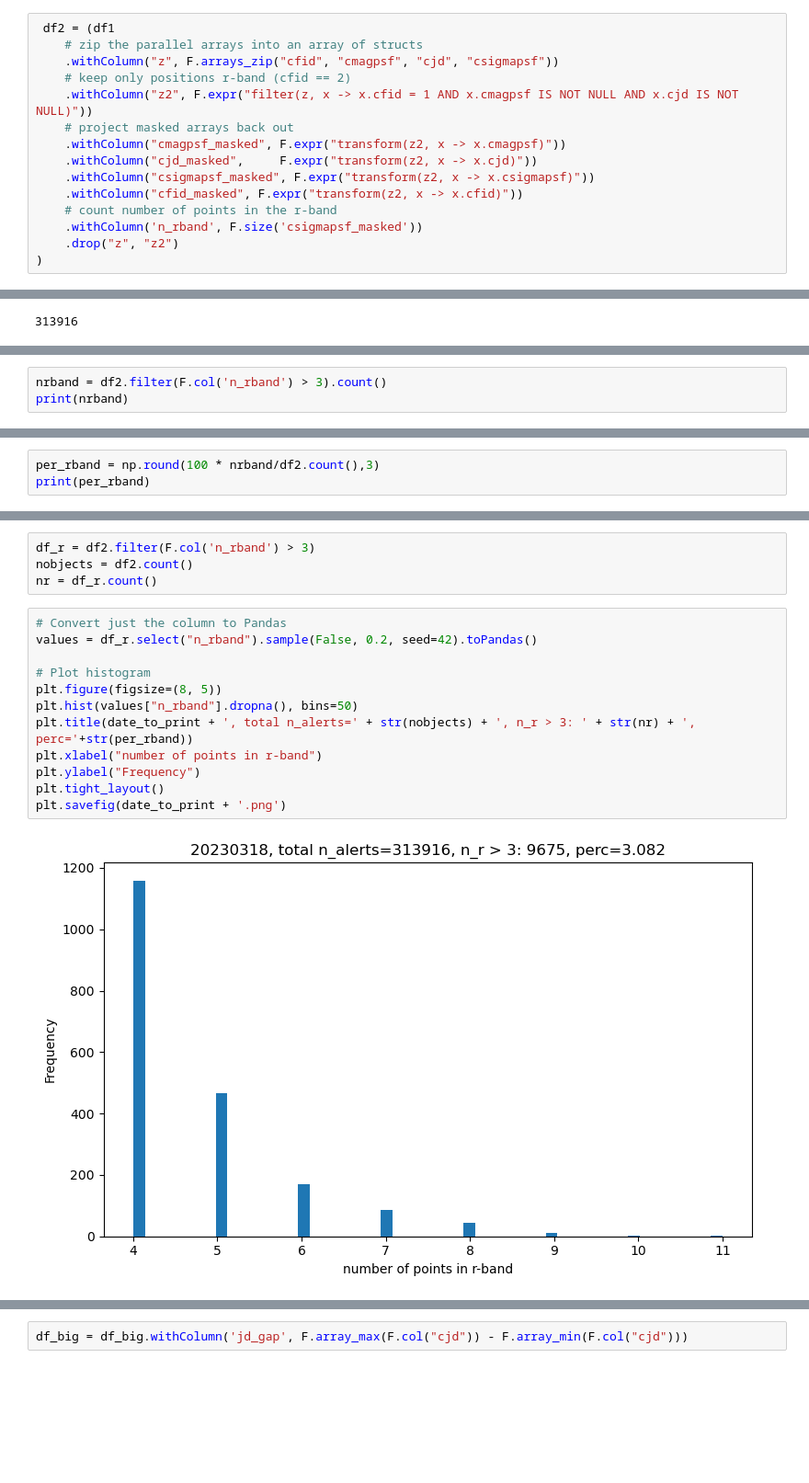
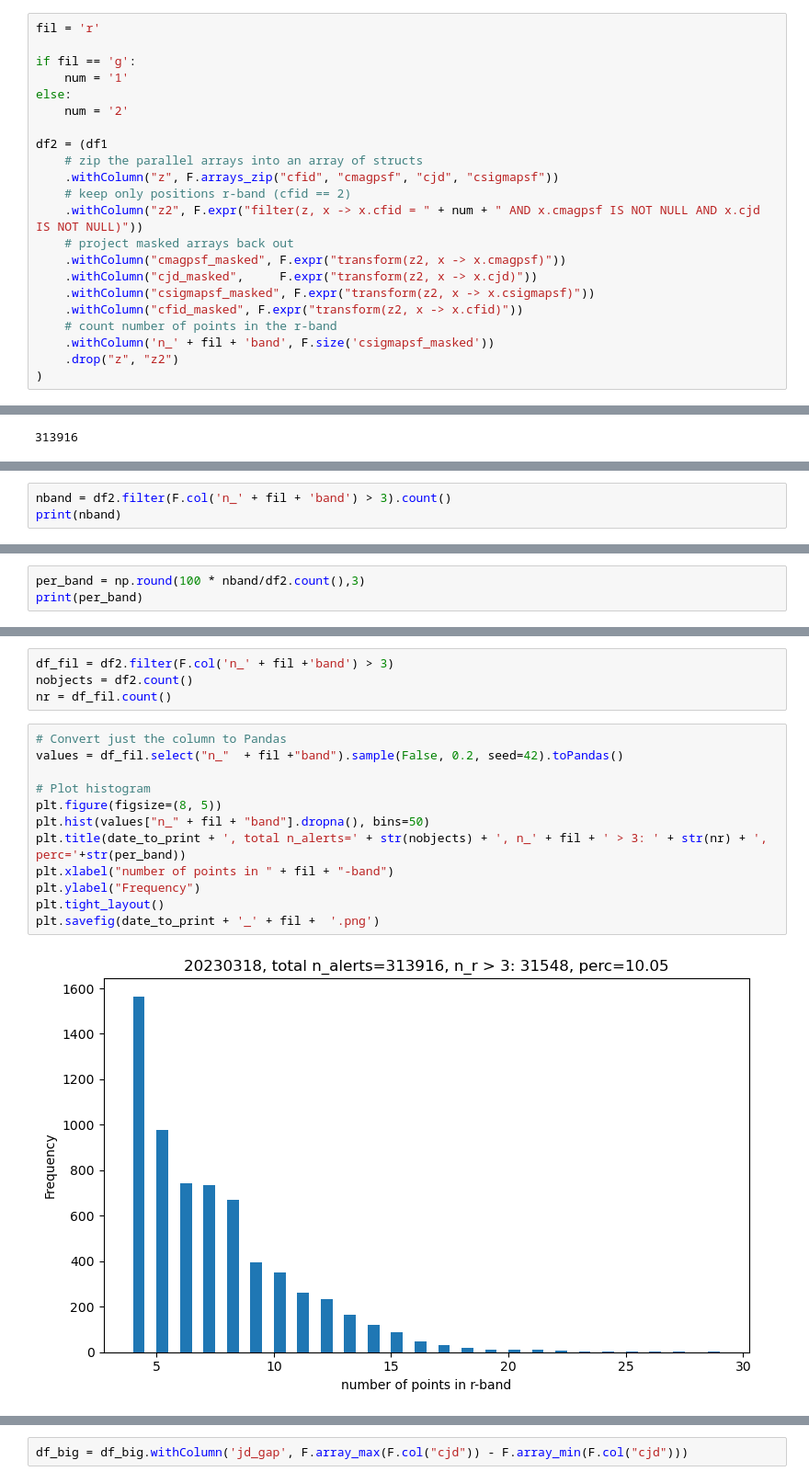
Before and after one commit to emilleishida/fink_anomaly_tests, a Jupyter notebook: Statistics_of_alerts.ipynb, the cells around one changed output, grey strips where cells are left out. Shown: that part at 92% size. Saved outputs shown, nothing was run; the diff lists cells and outputs as text; blank space fills up the shorter version.

Commit message:
update filter call

```diff
--- a/Statistics_of_alerts.ipynb
+++ b/Statistics_of_alerts.ipynb
@@ -175,18 +175,25 @@ prefix='c'
 for colname in to_expand:
         df1 = concat_col(df1, colname, prefix=prefix)
 # %%
- df2 = (df1
+fil = 'r'
+
+if fil == 'g':
+    num = '1'
+else:
+    num = '2'
+
+df2 = (df1
     # zip the parallel arrays into an array of structs
     .withColumn("z", F.arrays_zip("cfid", "cmagpsf", "cjd", "csigmapsf"))
     # keep only positions r-band (cfid == 2)
-    .withColumn("z2", F.expr("filter(z, x -> x.cfid = 1 AND x.cmagpsf IS NOT NULL AND x.cjd IS NOT NULL)"))
+    .withColumn("z2", F.expr("filter(z, x -> x.cfid = " + num + " AND x.cmagpsf IS NOT NULL AND x.cjd IS NOT NULL)"))
     # project masked arrays back out
     .withColumn("cmagpsf_masked", F.expr("transform(z2, x -> x.cmagpsf)"))
     .withColumn("cjd_masked",     F.expr("transform(z2, x -> x.cjd)"))
     .withColumn("csigmapsf_masked", F.expr("transform(z2, x -> x.csigmapsf)"))
     .withColumn("cfid_masked", F.expr("transform(z2, x -> x.cfid)"))
     # count number of points in the r-band
-    .withColumn('n_rband', F.size('csigmapsf_masked'))
+    .withColumn('n_' + fil + 'band', F.size('csigmapsf_masked'))
     .drop("z", "z2")
 )
 # %%
@@ -212,5 +219,5 @@ out.show(truncate=False)
 +-------+---+---+---+---+---+
 # %%
-nrband = df2.filter(F.col('n_rband') > 3).count()
-print(nrband)
+nband = df2.filter(F.col('n_' + fil + 'band') > 3).count()
+print(nband)
 # %% [output]
@@ -219,4 +226,4 @@ print(nrband)
 # %%
-per_rband = np.round(100 * nrband/df2.count(),3)
-print(per_rband)
+per_band = np.round(100 * nband/df2.count(),3)
+print(per_band)
 # %% [output]
@@ -225,19 +232,19 @@ print(per_rband)
 # %%
-df_r = df2.filter(F.col('n_rband') > 3)
+df_fil = df2.filter(F.col('n_' + fil +'band') > 3)
 nobjects = df2.count()
-nr = df_r.count()
+nr = df_fil.count()
 # %%
 # Convert just the column to Pandas
-values = df_r.select("n_rband").sample(False, 0.2, seed=42).toPandas()
+values = df_fil.select("n_"  + fil +"band").sample(False, 0.2, seed=42).toPandas()
 
 # Plot histogram
 plt.figure(figsize=(8, 5))
-plt.hist(values["n_rband"].dropna(), bins=50)
-plt.title(date_to_print + ', total n_alerts=' + str(nobjects) + ', n_r > 3: ' + str(nr) + ', perc='+str(per_rband))
-plt.xlabel("number of points in r-band")
+plt.hist(values["n_" + fil + "band"].dropna(), bins=50)
+plt.title(date_to_print + ', total n_alerts=' + str(nobjects) + ', n_' + fil + ' > 3: ' + str(nr) + ', perc='+str(per_band))
+plt.xlabel("number of points in " + fil + "-band")
 plt.ylabel("Frequency")
 plt.tight_layout()
-plt.savefig(date_to_print + '.png')
+plt.savefig(date_to_print + '_' + fil +  '.png')
 # %% [output]
-[figure, old version]
+[figure, new version]
 # %%
```
Also changed, not shown: parts of 12 cells of this notebook.
